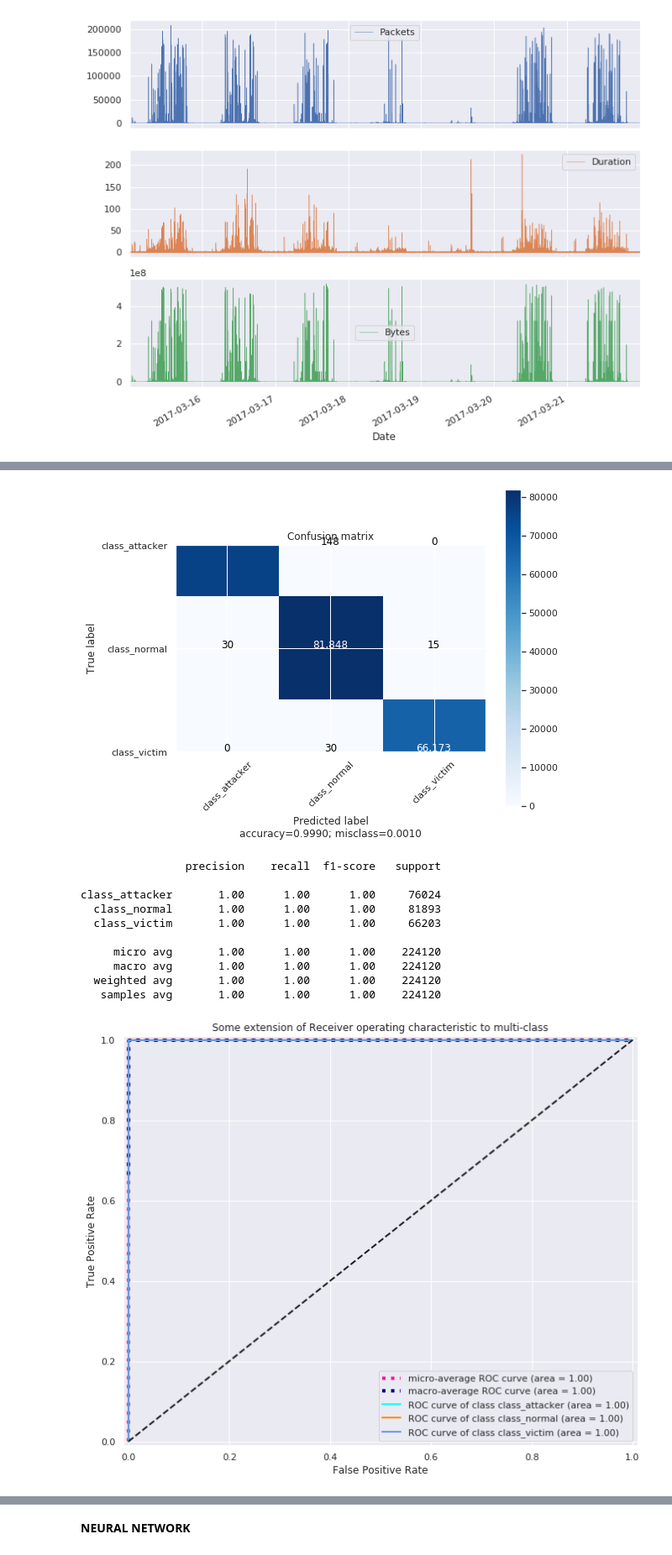
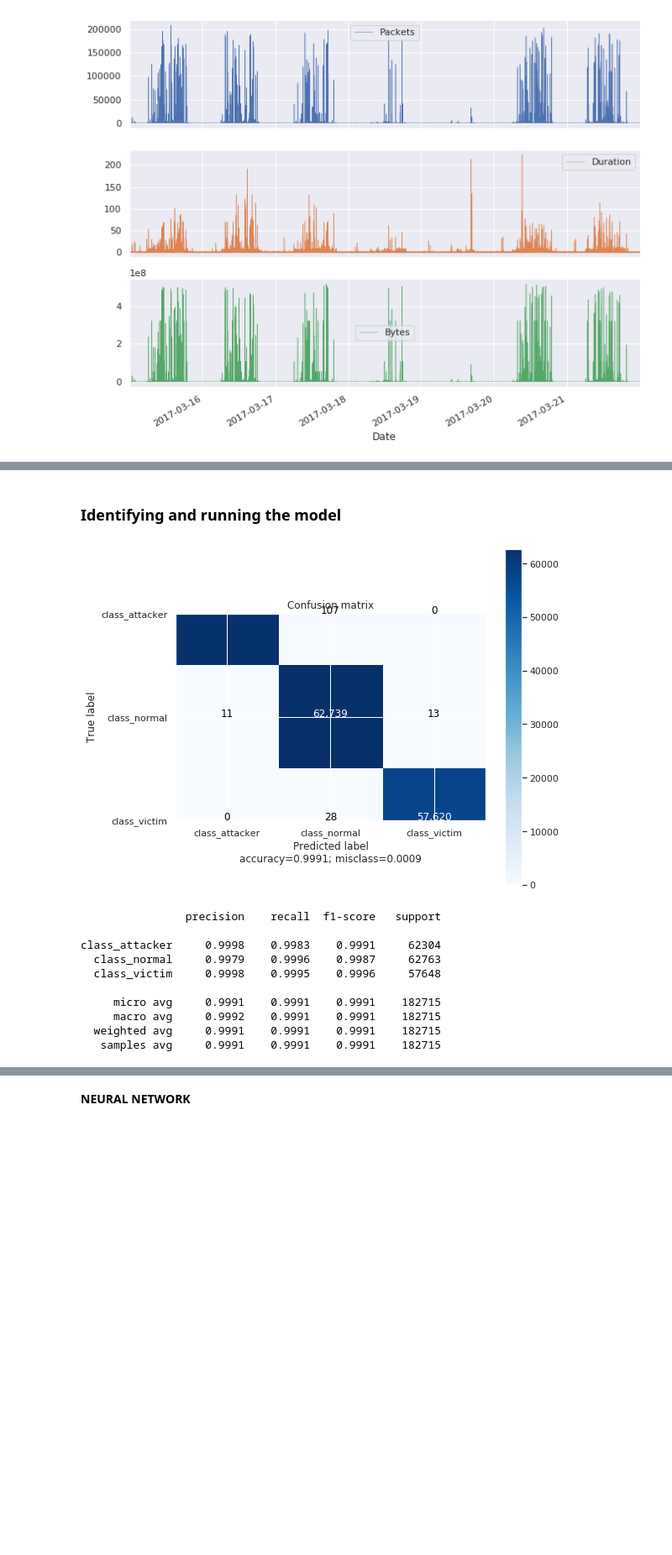
Before and after one commit to VasgoTheTotoroo/IDS_IoT, a Jupyter notebook: test_for_the_algorithms.ipynb, the cells around one changed output, grey strips where cells are left out. Shown: that part at 84% size. Drawn from its saved outputs; the diff is of its cells as text; code cells hidden in the pictures; blank space fills up the shorter version.

```diff
--- a/test_for_the_algorithms.ipynb
+++ b/test_for_the_algorithms.ipynb
@@ -263,7 +368,7 @@ def plot_confusion_matrix(cm,
 
     if target_names is not None:
         tick_marks = np.arange(len(target_names))
-        plt.xticks(tick_marks, target_names, rotation=45)
+        plt.xticks(tick_marks, target_names, rotation=0)
         plt.yticks(tick_marks, target_names)
 
     if normalize:
@@ -478,0 +750,6 @@ class_attacker       1.00      1.00      1.00     76024
+# %%
+from xgboost import XGBClassifier
+# create a default XGBoost classifier
+model = XGBClassifier(n_estimators=100, n_jobs=-1, random_state=43)
+model.fit(X_train, yxgb_train)
+y_predForest=model.predict(X_test)
@@ -479 +776,20 @@ class_attacker       1.00      1.00      1.00     76024
+# %%
+'''from sklearn.model_selection import GridSearchCV
+from sklearn.metrics import accuracy_score
+param_grid = {'n_estimators': [100], 'criterion':['gini', 'entropy'],
+              'max_features': ['auto', 2, 6, 8], 'max_depth':[10,20,30,None]}
+param_grid = {
+    "learning_rate": [0.1, 0.01],
+    "colsample_bytree": [0.6, 0.8, 1.0],
+    "subsample": [0.6, 0.8, 1.0],
+    "max_depth": [2, 3, 4],
+    "n_estimators": [100],
+    "n_jobs":[-1],
+    "reg_lambda": [1, 1.5, 2],
+    "gamma": [0, 0.1, 0.3],
+}
+model = GridSearchCV(estimator=model, param_grid=param_grid, cv=10, scoring='accuracy')
+model.fit(X_train,yxgb_train) # ~~VERY~~ HORRIBLY LONG!!
+print(model.best_estimator_)
+'''
 # %% [markdown]
@@ -481,30 +841,41 @@ class_attacker       1.00      1.00      1.00     76024
+# %% [markdown]
+### Identifying and running the model
 # %%
-from sklearn.ensemble import RandomForestClassifier
+from sklearn.ensemble import RandomForestClassifier, GradientBoostingClassifier
+from xgboost import XGBClassifier
 from sklearn.metrics import f1_score
 
-RF=OneVsRestClassifier(RandomForestClassifier(n_estimators=100))
+#RF=OneVsRestClassifier(RandomForestClassifier(n_estimators=800, n_jobs=-1, warm_start=True))
+# RF with best parameters
+RF = RandomForestClassifier(bootstrap=True, class_weight=None, criterion='gini',
+                       max_depth=20, max_features=2, max_leaf_nodes=None,
+                       min_impurity_decrease=0.0, min_impurity_split=None,
+                       min_samples_leaf=1, min_samples_split=2,
+                       min_weight_fraction_leaf=0.0, n_estimators=800,
+                       n_jobs=-1, oob_score=False, random_state=None, verbose=0,
+                       warm_start=True)
+
 clfForest=RF.fit(X_train,y_train)
 
 y_predForest=clfForest.predict(X_test)
 
 cmForest=confusion_matrix(y_test.argmax(axis=1),y_predForest.argmax(axis=1))
 
 plot_confusion_matrix(cmForest,target_names=label_names, normalize=False)
-print(classification_report(y_test,y_predForest,target_names=label_names))
+print(classification_report(y_test,y_predForest,target_names=label_names, digits=4))
 
 y_scoreForest=RF.predict_proba(X_test)
 
-ROCCurve(y_scoreForest)
+# ROCCurve(y_scoreForest)
 # %% [output]
-[figure, old version]
+[figure, new version]
                 precision    recall  f1-score   support
 
-class_attacker       1.00      1.00      1.00     76024
-  class_normal       1.00      1.00      1.00     81893
-  class_victim       1.00      1.00      1.00     66203
+class_attacker     0.9998    0.9983    0.9991     62304
+  class_normal     0.9979    0.9996    0.9987     62763
+  class_victim     0.9998    0.9995    0.9996     57648
 
-     micro avg       1.00      1.00      1.00    224120
-     macro avg       1.00      1.00      1.00    224120
-  weighted avg       1.00      1.00      1.00    224120
-   samples avg       1.00      1.00      1.00    224120
+     micro avg     0.9991    0.9991    0.9991    182715
+     macro avg     0.9992    0.9991    0.9991    182715
+  weighted avg     0.9991    0.9991    0.9991    182715
+   samples avg     0.9991    0.9991    0.9991    182715
-[figure, removed]
```
Also changed, not shown: parts of 53 cells of this notebook.
